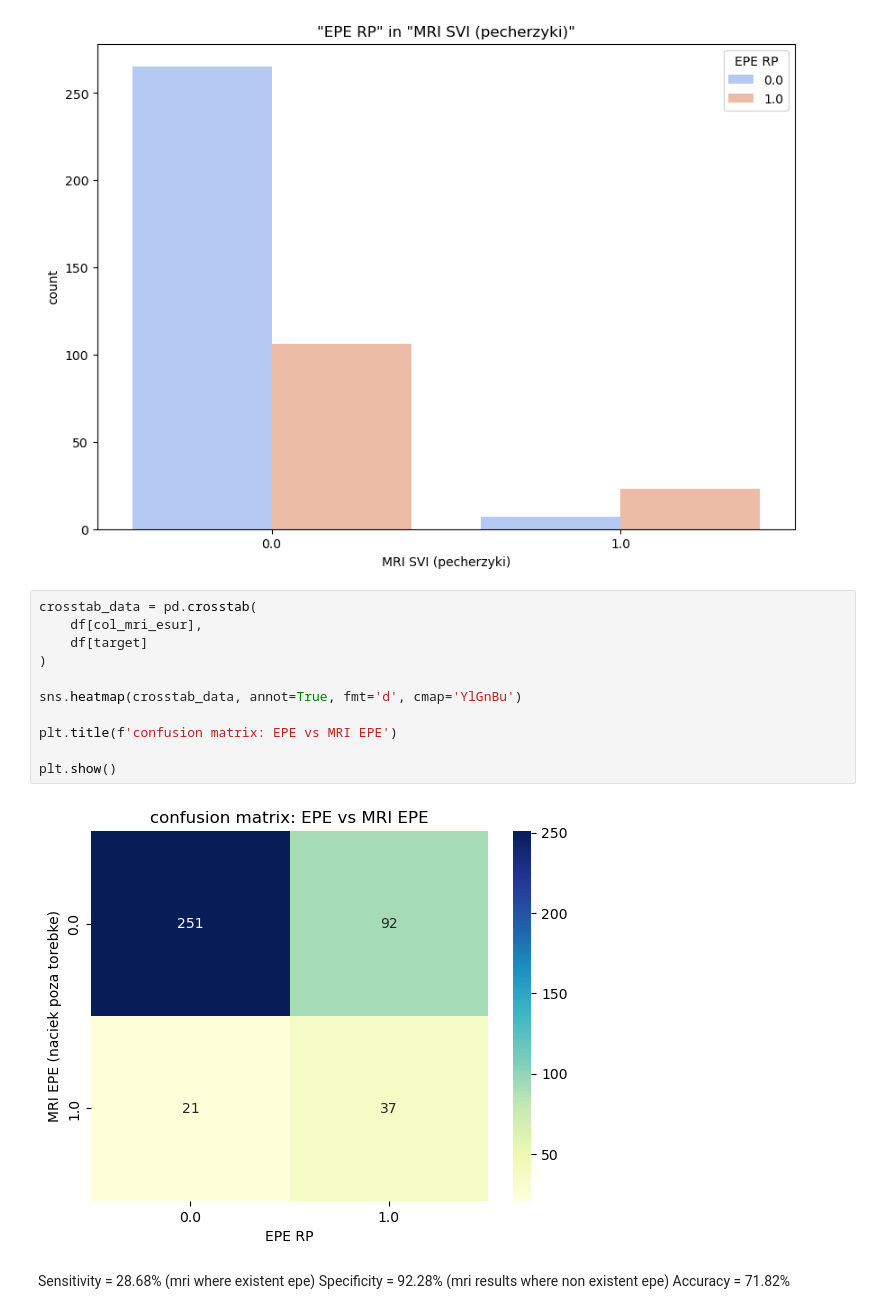
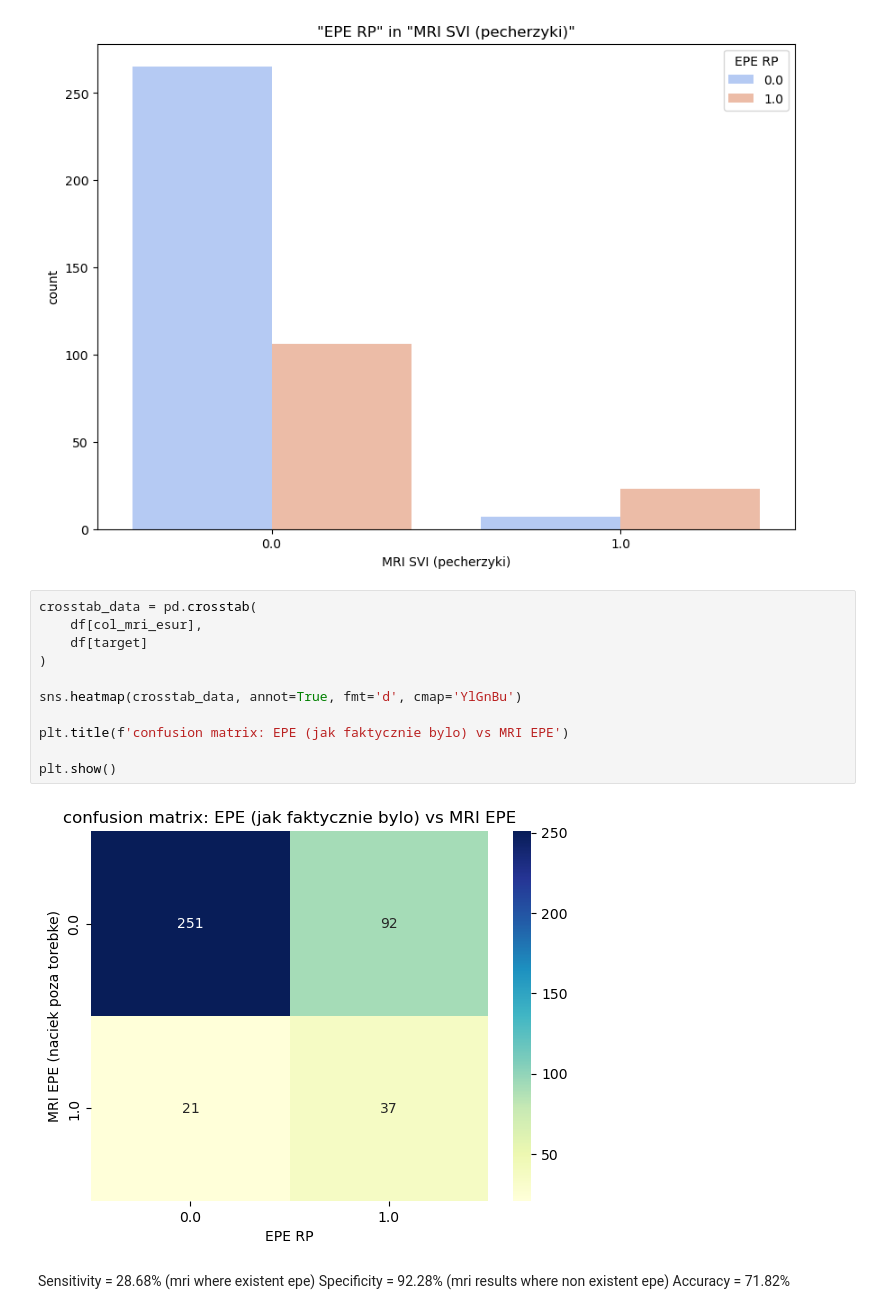
Before and after one commit to PiotrRenk/microscopic-epe-proj, a Jupyter notebook: notebooks/epe_biopsy.ipynb, the cells around one changed output. Drawn from its saved outputs; the diff is of its cells as text.

```diff
--- a/notebooks/epe_biopsy.ipynb
+++ b/notebooks/epe_biopsy.ipynb
@@ -95,16 +95,16 @@ for col in categorical:
 # %%
 crosstab_data = pd.crosstab(
     df[col_mri_esur],
     df[target]
 )
 
 sns.heatmap(crosstab_data, annot=True, fmt='d', cmap='YlGnBu')
 
-plt.title(f'confusion matrix: EPE vs MRI EPE')
+plt.title(f'confusion matrix: EPE (jak faktycznie bylo) vs MRI EPE')
 
 plt.show()
 # %% [output]
-[figure, old version]
+[figure, new version]
 # %% [markdown]
 Sensitivity = 28.68% (mri where existent epe)
 Specificity = 92.28% (mri results where non existent epe)
```
Also changed, not shown: parts of 15 cells of this notebook.
